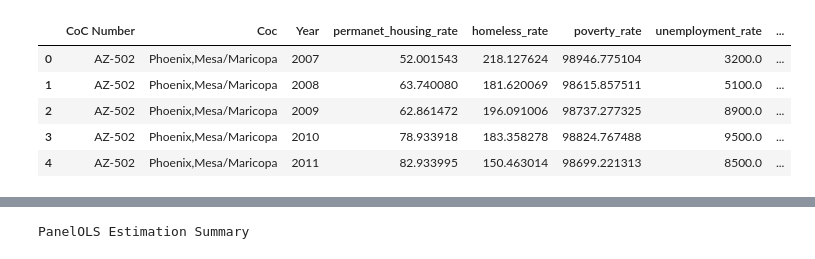
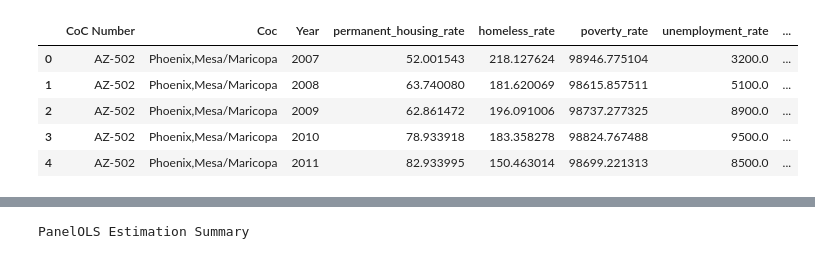
Before and after one commit to heath3rq/Python_Homelessness-Causal-Inference-Analysis, a Jupyter notebook: 20_intermediate_files/modeling.ipynb, the cells around one changed output, grey strips where cells are left out. Saved outputs shown, nothing was run; the diff lists cells and outputs as text; code cells hidden in the pictures.

```diff
--- a/20_intermediate_files/modeling.ipynb
+++ b/20_intermediate_files/modeling.ipynb
@@ -5,22 +5,22 @@ from linearmodels import PanelOLS
 # %%
 data = pd.read_csv("project_data_rates.csv", index_col=0).rename(
     columns={
-        "permanent_housing": "permanet_housing_rate",
+        "permanent_housing": "permanent_housing_rate",
         "homeless": "homeless_rate",
         "poverty": "poverty_rate",
         "Black or African American": "african_american",
         "American Indian and Alaska Native": "american_indian_n_alaska_native",
         "Asian": "asian",
         "Native Hawaiian and Other Pacific Islander": "pacific_islander",
         "Two or More Races": "multiple_races",
         "Non Hispanic": "non_hispanic",
         "Drug Deaths": "drug_death_rate",
         "Suicide Deaths": "suicide_death_rate",
     }
 )
 data.head()
 # %% [output]
-|  | CoC Number | Coc | Year | permanet_housing_rate | homeless_rate | poverty_rate | unemployment_rate | ... |
+|  | CoC Number | Coc | Year | permanent_housing_rate | homeless_rate | poverty_rate | unemployment_rate | ... |
 | 0 | AZ-502 | Phoenix,Mesa/Maricopa | 2007 | 52.001543 | 218.127624 | 98946.775104 | 3200.0 | ... |
 | 1 | AZ-502 | Phoenix,Mesa/Maricopa | 2008 | 63.740080 | 181.620069 | 98615.857511 | 5100.0 | ... |
 | 2 | AZ-502 | Phoenix,Mesa/Maricopa | 2009 | 62.861472 | 196.091006 | 98737.277325 | 8900.0 | ... |
```
Also changed, not shown: parts of 14 cells of this notebook.
